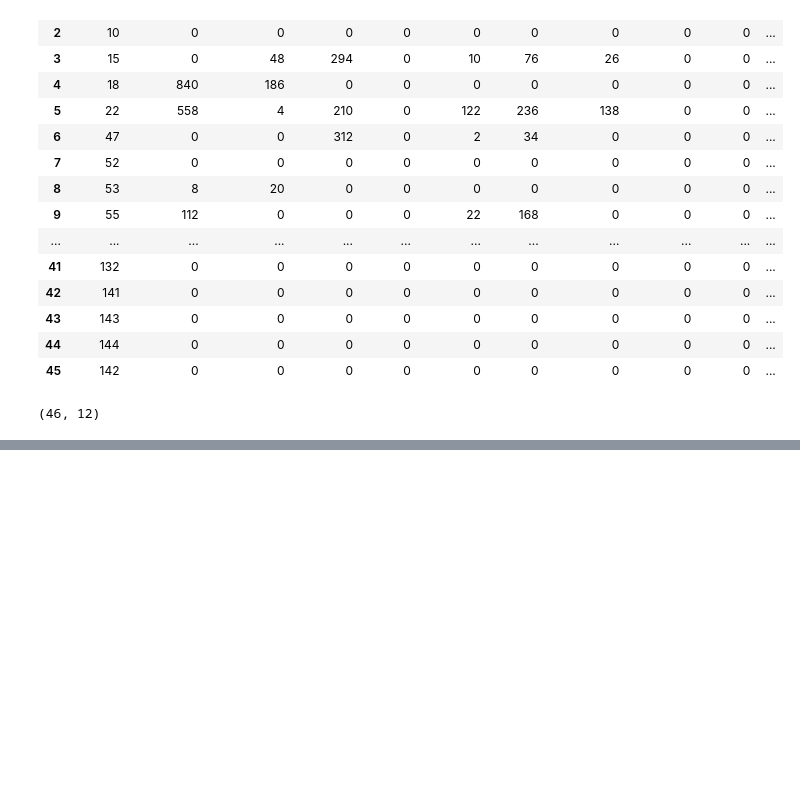
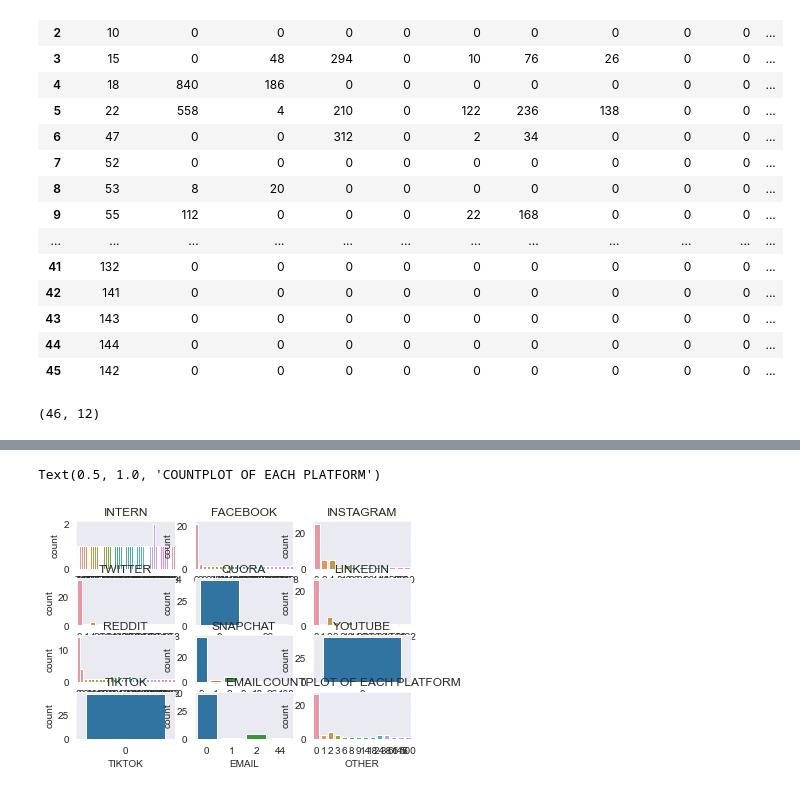
Before and after one commit to PrajjwalPathak/One-Percent-Projects, a Jupyter notebook: Data_Analysis/Intern_Google_csv.ipynb, the cells around one changed output, grey strips where cells are left out. Cells and saved outputs as stored; diff of their text form; code cells hidden in the pictures; blank space fills up the shorter version.

```diff
--- a/Data_Analysis/Intern_Google_csv.ipynb
+++ b/Data_Analysis/Intern_Google_csv.ipynb
@@ -35,0 +76,18 @@ plt.plot(a['FACEBOOK'])
+# %%
+fig, ax = plt.subplots(4, 3)
+sns.countplot(x=a['INTERN'],data=a,ax=ax[0,0]).set_title("INTERN")
+sns.countplot(x=a['FACEBOOK'],data=a, ax=ax[0,1]).set_title("FACEBOOK")
+sns.countplot(x=a['INSTAGRAM'],data=a ,ax=ax[0,2]).set_title("INSTAGRAM")
+sns.countplot(x=a['TWITTER'],data=a,ax=ax[1,0]).set_title("TWITTER")
+sns.countplot(x=a['QUORA'],data=a,ax=ax[1,1]).set_title("QUORA")
+sns.countplot(x=a['LINKEDIN'],data=a,ax=ax[1,2]).set_title("LINKEDIN")
+sns.countplot(x=a['REDDIT'],data=a,ax=ax[2,0]).set_title("REDDIT")
+sns.countplot(x=a['SNAPCHAT'],data=a,ax=ax[2,1]).set_title("SNAPCHAT")
+sns.countplot(x=a['YOUTUBE'],data=a,ax=ax[2,2]).set_title("YOUTUBE")
+sns.countplot(x=a['TIKTOK'], data=a,ax=ax[3,0]).set_title("TIKTOK")
+sns.countplot(x=a['EMAIL'],data=a,ax=ax[3,1]).set_title("EMAIL")
+sns.countplot(x=a['OTHER'],data=a,ax=ax[3,2]).set_title("OTHER")
+plt.title("COUNTPLOT OF EACH PLATFORM")
+# %% [output]
+Text(0.5, 1.0, 'COUNTPLOT OF EACH PLATFORM')
+[figure, added]
```
Also changed, not shown: parts of 28 cells of this notebook.
